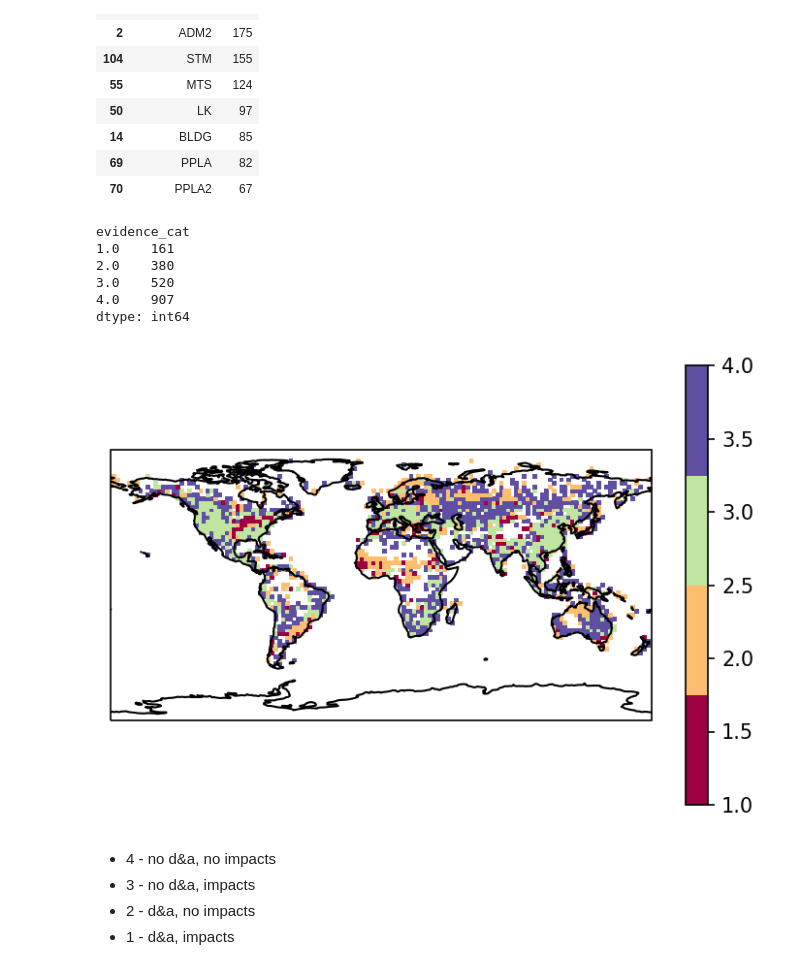
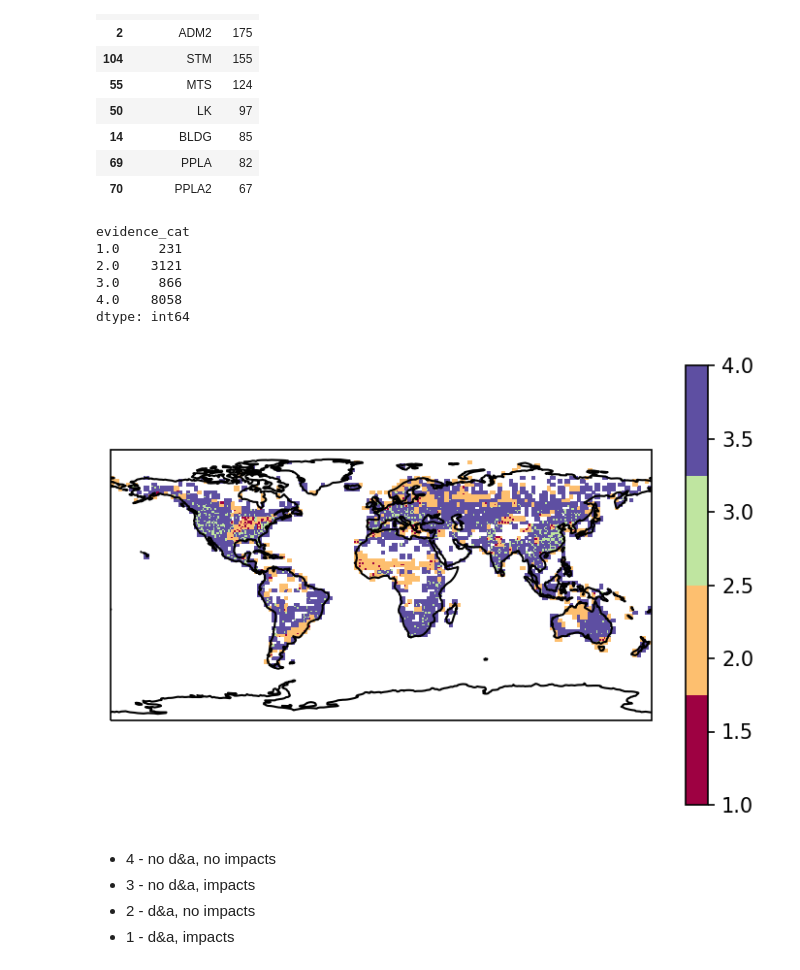
Before and after one commit to mcallaghan/regional-impacts-map, a Jupyter notebook: analysis/compare_da.ipynb, the cells around one changed output. Cells and saved outputs as stored; diff of their text form; code cells hidden in the pictures.

```diff
--- a/analysis/compare_da.ipynb
+++ b/analysis/compare_da.ipynb
@@ -133,23 +134,39 @@ for o_v, s_v, arr_var in zip(original_values, simplified_values, arr_vars):
     df_1951_2010.loc[df_1951_2010[arr_var].values==o_v, "da_cat"] = s_v
 df_1951_2010 = df_1951_2010.reset_index()
 # %%
-df_places['LAT'] = df_places['lat']//2.5*2.5+1.25
-df_places['LON'] = df_places['lon']//2.5*2.5+1.25
+degrees = 1
+LON = np.linspace(-180+degrees*0.5,180-degrees*0.5,int(360/degrees))
+LON[LON<0] += 360
+LAT = np.linspace(-90+degrees*0.5,90-degrees*0.5,int(180/degrees))
+
+lon_df, lat_df = np.meshgrid(LON,LAT)
+
+df_places['LAT'] = df_places['lat']//degrees*degrees+degrees*0.5
+df_places['LON'] = df_places['lon']//degrees*degrees+degrees*0.5
 precip = df_places[
     (df_places['6 - Precipitation - mean_prediction']>0.5)
 ]
-lon_df, lat_df = np.meshgrid(df_1951_2010.LON.unique(),df_1951_2010.LAT.unique())
+
 n = precip.groupby(['LAT','LON']).size().to_frame("n_studies").reset_index()
-#n.loc
 n.loc[n['LON']<0,"LON"] = n.loc[n['LON']<0,"LON"] + 360
-#n['LON'] = n['LON'] + 180
 
-ndf = (
+ndf = ndf = (
     pd.DataFrame({"LAT": lat_df.ravel(), "LON": lon_df.ravel()})
     .merge(n,how="left")
     .fillna(0)
-    .merge(df_1951_2010.reset_index()[["LAT","LON","da_cat"]])
 )
+ndf["LAT_25"] = ndf['LAT']//2.5*2.5+1.25
+ndf["LON_25"] = ndf['LON']//2.5*2.5+1.25
+ndf['order'] = list(ndf.index)
+
+ndf = ndf.merge(
+    df_1951_2010
+    .reset_index()
+    .rename(columns={"LAT": "LAT_25", "LON": "LON_25"})
+    [["LAT_25","LON_25","da_cat"]],
+    how="inner",
+    sort=False
+).sort_values('order').drop(columns="order")
 
 ndf.head()
 # %% [output]
@@ -303,29 +281,29 @@ precip.groupby('feature_code').size().to_frame("n").reset_index().sort_values('n
 ndf.groupby("evidence_cat").size()
 # %% [output]
 evidence_cat
-1.0    161
-2.0    380
-3.0    520
-4.0    907
+1.0     231
+2.0    3121
+3.0     866
+4.0    8058
 dtype: int64
 # %%
 plt.figure(dpi=150)
 
 ax = plt.axes(projection=ccrs.PlateCarree())
 
-n = np.array(ndf.evidence_cat).reshape(72,144)
+n = np.array(ndf.evidence_cat).reshape(len(LAT),len(LON))
 n[n==0] = np.nan
 
 ax.coastlines()
 mesh = ax.pcolormesh(
     ndf.LON.unique(),
     ndf.LAT.unique(),
     n,
     cmap=plt.cm.get_cmap('Spectral',4),
 )
 cbar = plt.colorbar(mesh)
 # %% [output]
-[figure, old version]
+[figure, new version]
 # %% [markdown]
 - 4 - no d&a, no impacts
 - 3 - no d&a, impacts
```
Also changed, not shown: parts of 19 cells of this notebook.
